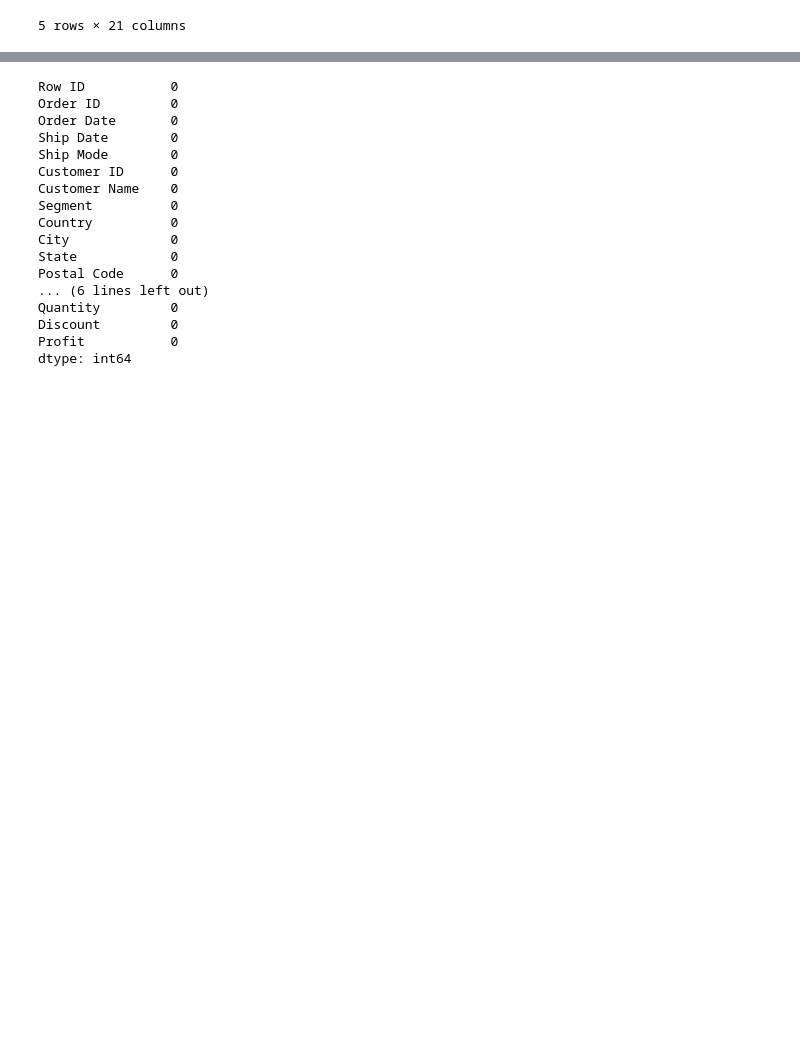
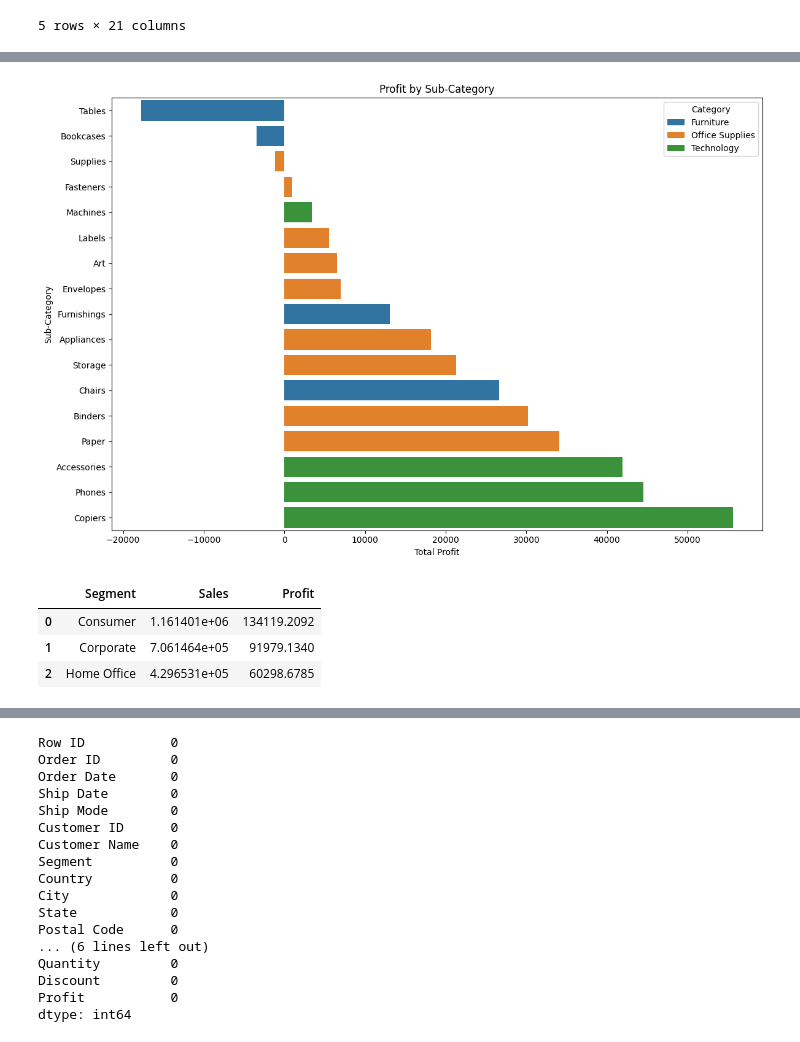
Before and after one commit to Sophos333/superstore-sales-analysis, a Jupyter notebook: NoteBooks/analysis.ipynb, the cells around one changed output, grey strips where cells are left out. Cells and saved outputs as stored; diff of their text form; code cells hidden in the pictures; blank space fills up the shorter version.

```diff
--- a/NoteBooks/analysis.ipynb
+++ b/NoteBooks/analysis.ipynb
@@ -17,0 +60,24 @@ df.head()
+# %%
+plt.figure(figsize=(12, 8))
+sns.barplot(data=category_profit,
+            x='Profit',
+            y='Sub-Category',
+            hue='Category',
+            dodge=False)
+
+plt.title('Profit by Sub-Category')
+plt.xlabel('Total Profit')
+plt.ylabel('Sub-Category')
+plt.tight_layout()
+plt.show()
+# %% [output]
+[figure, added]
+# %%
+# Group sales and profit by customer segment
+segment_performance = df.groupby('Segment')[['Sales', 'Profit']].sum().reset_index()
+segment_performance
+# %% [output]
+|  | Segment | Sales | Profit |
+| 0 | Consumer | 1.161401e+06 | 134119.2092 |
+| 1 | Corporate | 7.061464e+05 | 91979.1340 |
+| 2 | Home Office | 4.296531e+05 | 60298.6785 |
```
Also changed, not shown: parts of 5 cells of this notebook.
